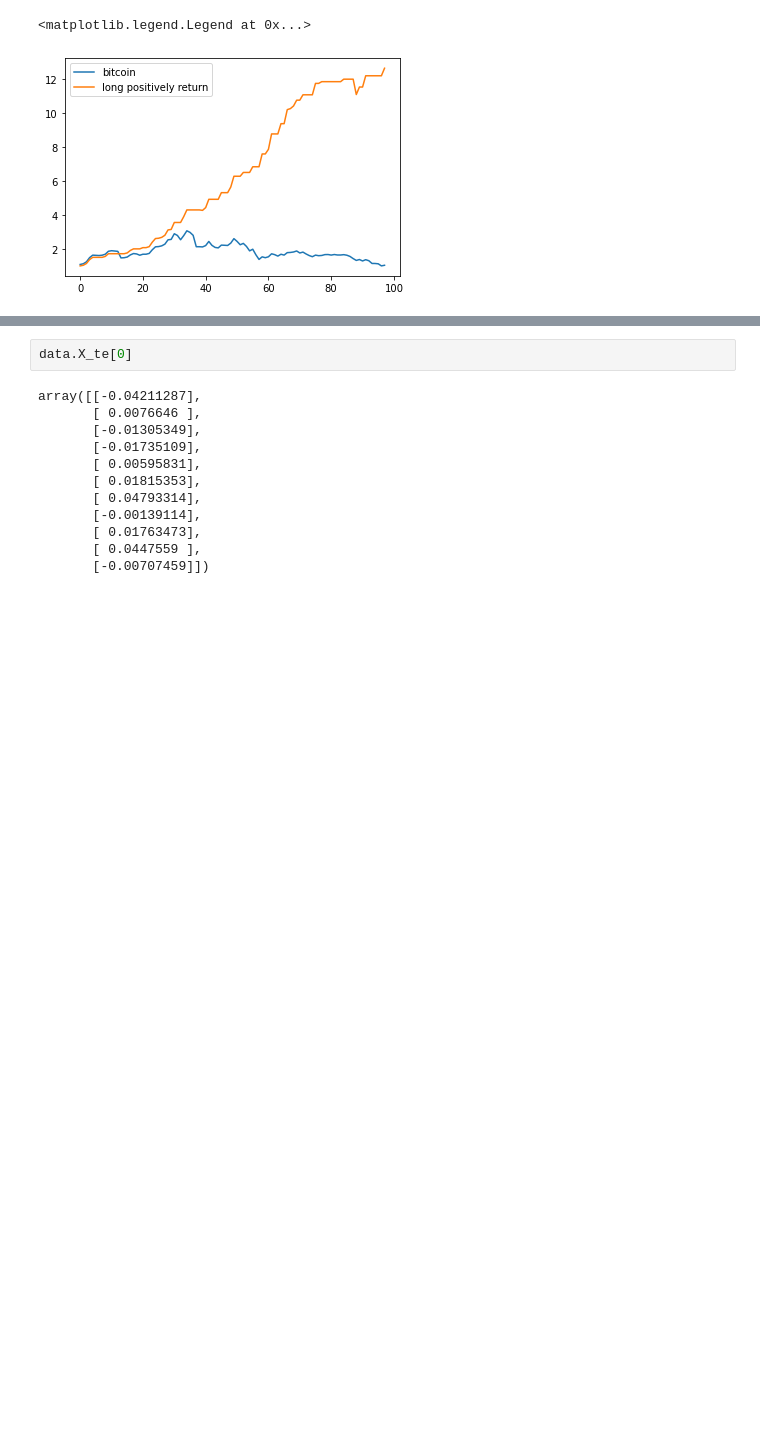
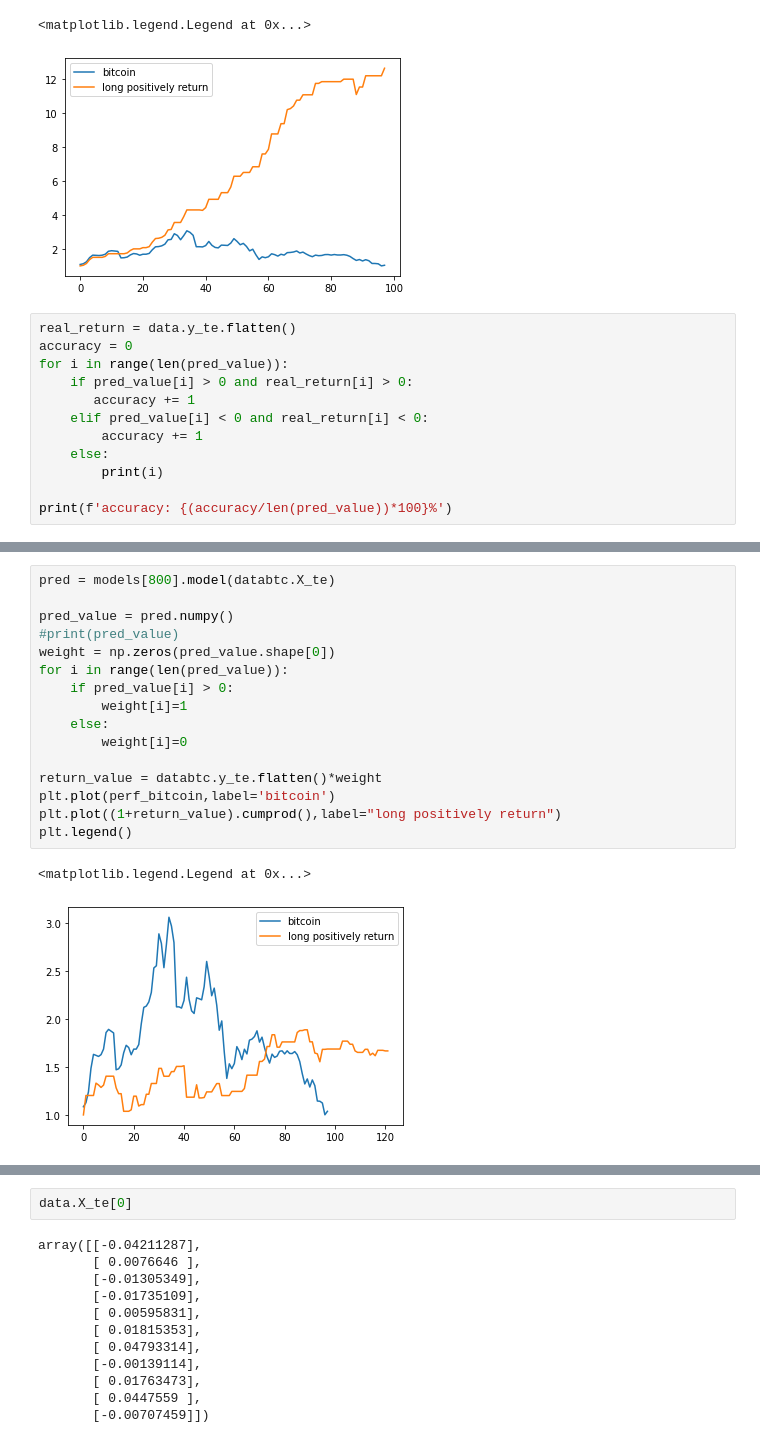
Before and after one commit to GuillaumePv/data-analysis-crypto, a Jupyter notebook: notebooks/test_model_gp.ipynb, the cells around one changed output, grey strips where cells are left out. Drawn from its saved outputs; the diff is of its cells as text; blank space fills up the shorter version.

```diff
--- a/notebooks/test_model_gp.ipynb
+++ b/notebooks/test_model_gp.ipynb
@@ -155,3 +199,15 @@ plt.legend()
 # %% [output]
 <matplotlib.legend.Legend at 0x...>
 [figure]
+# %%
+real_return = data.y_te.flatten()
+accuracy = 0
+for i in range(len(pred_value)):
+    if pred_value[i] > 0 and real_return[i] > 0:
+       accuracy += 1
+    elif pred_value[i] < 0 and real_return[i] < 0:
+        accuracy += 1
+    else:
+        print(i)
+
+print(f'accuracy: {(accuracy/len(pred_value))*100}%')
@@ -157,0 +226,19 @@ plt.legend()
+# %%
+pred = models[800].model(databtc.X_te)
+
+pred_value = pred.numpy()
+#print(pred_value)
+weight = np.zeros(pred_value.shape[0])
+for i in range(len(pred_value)):
+    if pred_value[i] > 0:
+        weight[i]=1
+    else:
+        weight[i]=0
+
+return_value = databtc.y_te.flatten()*weight
+plt.plot(perf_bitcoin,label='bitcoin')
+plt.plot((1+return_value).cumprod(),label="long positively return")
+plt.legend()
+# %% [output]
+<matplotlib.legend.Legend at 0x...>
+[figure, added]
```
Also changed, not shown: parts of 11 cells of this notebook, 7 other files.
